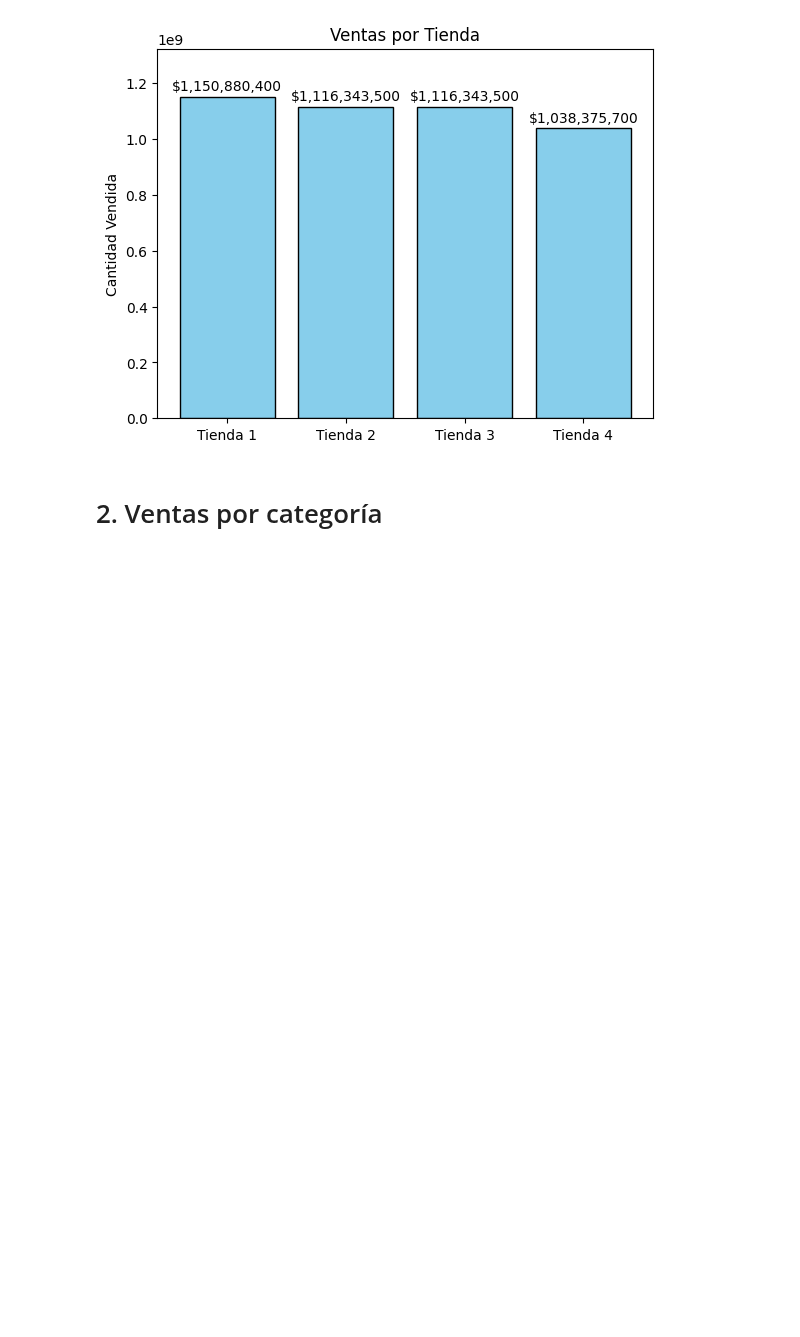
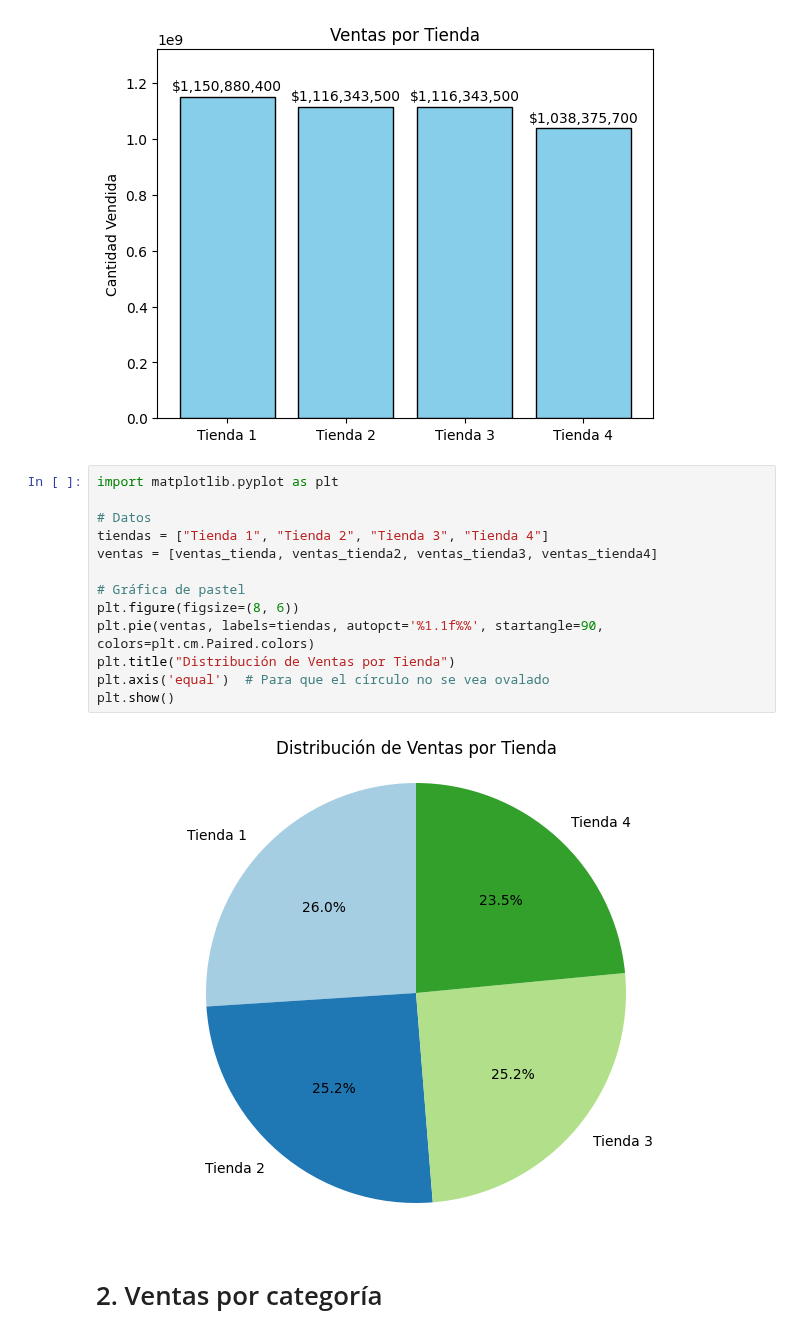
Before and after one commit to RigoClopez1990/Python, a Jupyter notebook: AluraStoreLatam.ipynb, the cells around one changed output. Drawn from its saved outputs; the diff is of its cells as text; blank space fills up the shorter version.

```diff
--- a/AluraStoreLatam.ipynb
+++ b/AluraStoreLatam.ipynb
@@ -78,6 +78,21 @@ plt.ylabel("Cantidad Vendida")
 plt.show()
 # %% [output]
 [figure]
+# %%
+import matplotlib.pyplot as plt
+
+# Datos
+tiendas = ["Tienda 1", "Tienda 2", "Tienda 3", "Tienda 4"]
+ventas = [ventas_tienda, ventas_tienda2, ventas_tienda3, ventas_tienda4]
+
+# Gráfica de pastel
+plt.figure(figsize=(8, 6))
+plt.pie(ventas, labels=tiendas, autopct='%1.1f%%', startangle=90, colors=plt.cm.Paired.colors)
+plt.title("Distribución de Ventas por Tienda")
+plt.axis('equal')  # Para que el círculo no se vea ovalado
+plt.show()
+# %% [output]
+[figure, added]
 # %% [markdown]
 # 2. Ventas por categoría
 # %%
```
Also changed, not shown: parts of 12 cells of this notebook.
